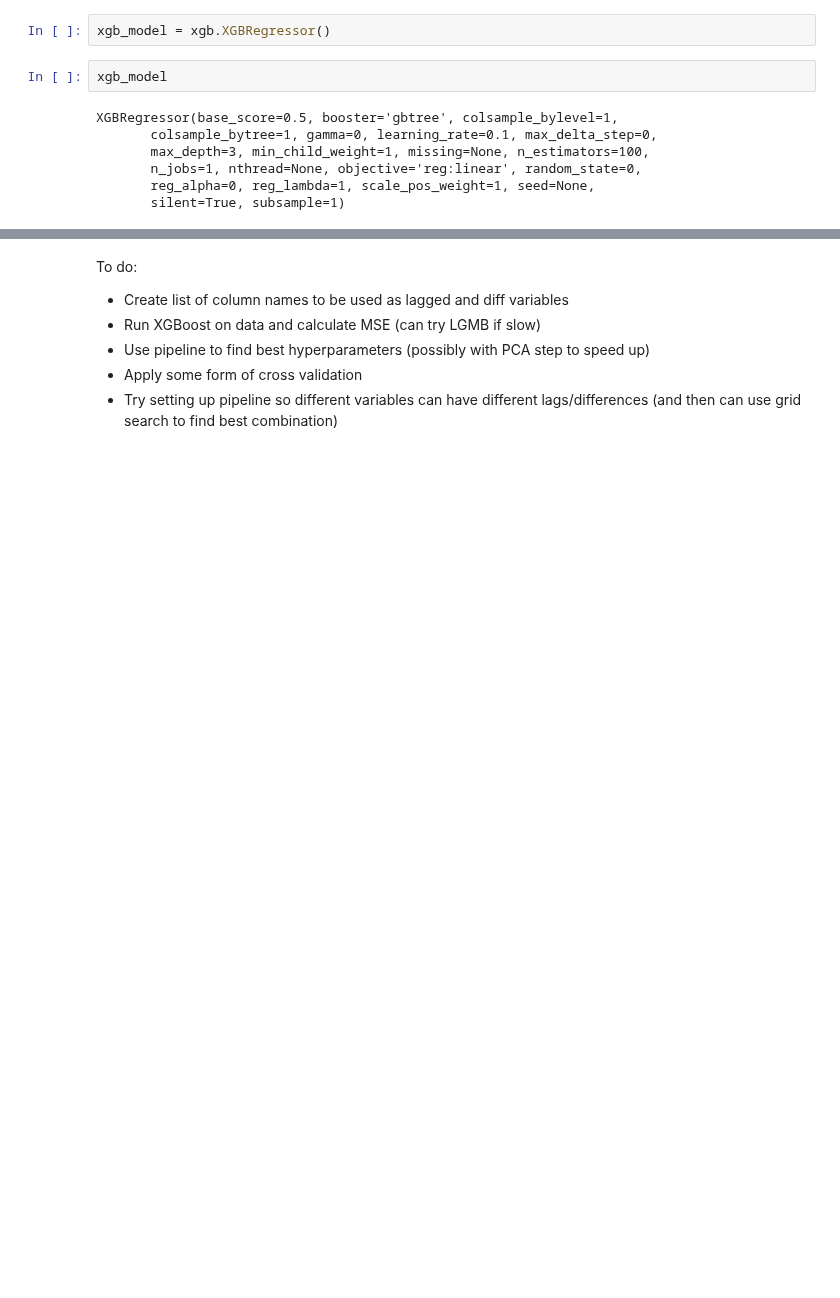
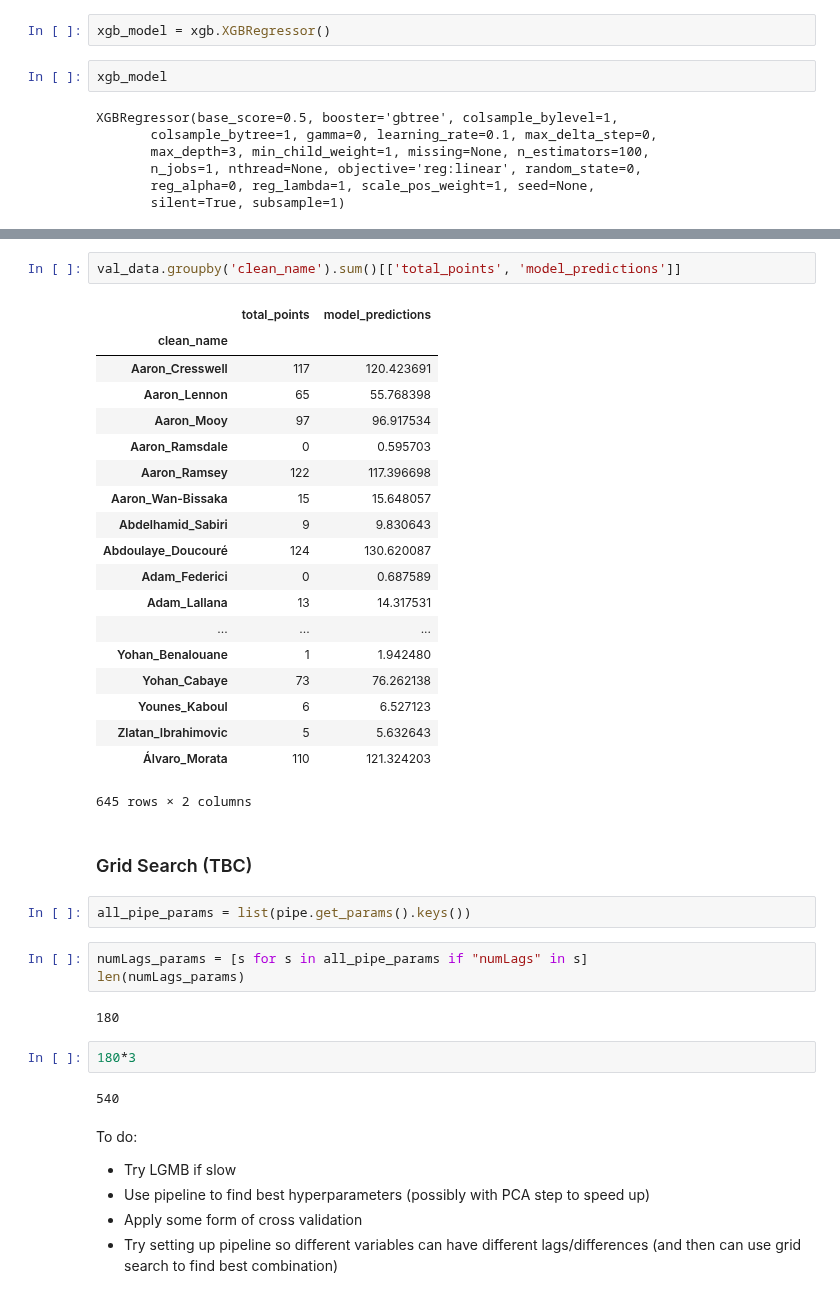
Before and after one commit to stevieg3/fpl-analysis, a Jupyter notebook: notebooks/exploration/1.3. sg-explore-points-forecast.ipynb, the cells around one changed output, grey strips where cells are left out. Saved outputs shown, nothing was run; the diff lists cells and outputs as text; blank space fills up the shorter version.

```diff
--- a/notebooks/exploration/1.3. sg-explore-points-forecast.ipynb
+++ b/notebooks/exploration/1.3. sg-explore-points-forecast.ipynb
@@ -241,7 +270,41 @@ test.head()
+# %%
+val_data.groupby('clean_name').sum()[['total_points', 'model_predictions']]
+# %% [output]
+|  | total_points | model_predictions |
+| clean_name |  |  |
+| Aaron_Cresswell | 117 | 120.423691 |
+| Aaron_Lennon | 65 | 55.768398 |
+| Aaron_Mooy | 97 | 96.917534 |
+| Aaron_Ramsdale | 0 | 0.595703 |
+| Aaron_Ramsey | 122 | 117.396698 |
+| Aaron_Wan-Bissaka | 15 | 15.648057 |
+| Abdelhamid_Sabiri | 9 | 9.830643 |
+| Abdoulaye_Doucouré | 124 | 130.620087 |
+| Adam_Federici | 0 | 0.687589 |
+| Adam_Lallana | 13 | 14.317531 |
+| ... | ... | ... |
+| Yohan_Benalouane | 1 | 1.942480 |
+| Yohan_Cabaye | 73 | 76.262138 |
+| Younes_Kaboul | 6 | 6.527123 |
+| Zlatan_Ibrahimovic | 5 | 5.632643 |
+| Álvaro_Morata | 110 | 121.324203 |
+645 rows × 2 columns
+# %% [markdown]
+### Grid Search (TBC)
+# %%
+all_pipe_params = list(pipe.get_params().keys())
+# %%
+numLags_params = [s for s in all_pipe_params if "numLags" in s]
+len(numLags_params)
+# %% [output]
+180
+# %%
+180*3
+# %% [output]
+540
 # %% [markdown]
 To do:
-- Create list of column names to be used as lagged and diff variables
-- Run XGBoost on data and calculate MSE (can try LGMB if slow)
+- Try LGMB if slow
 - Use pipeline to find best hyperparameters (possibly with PCA step to speed up)
 - Apply some form of cross validation
 - Try setting up pipeline so different variables can have different lags/differences (and then can use grid search to find best combination)
```
Also changed, not shown: parts of 29 cells of this notebook.
